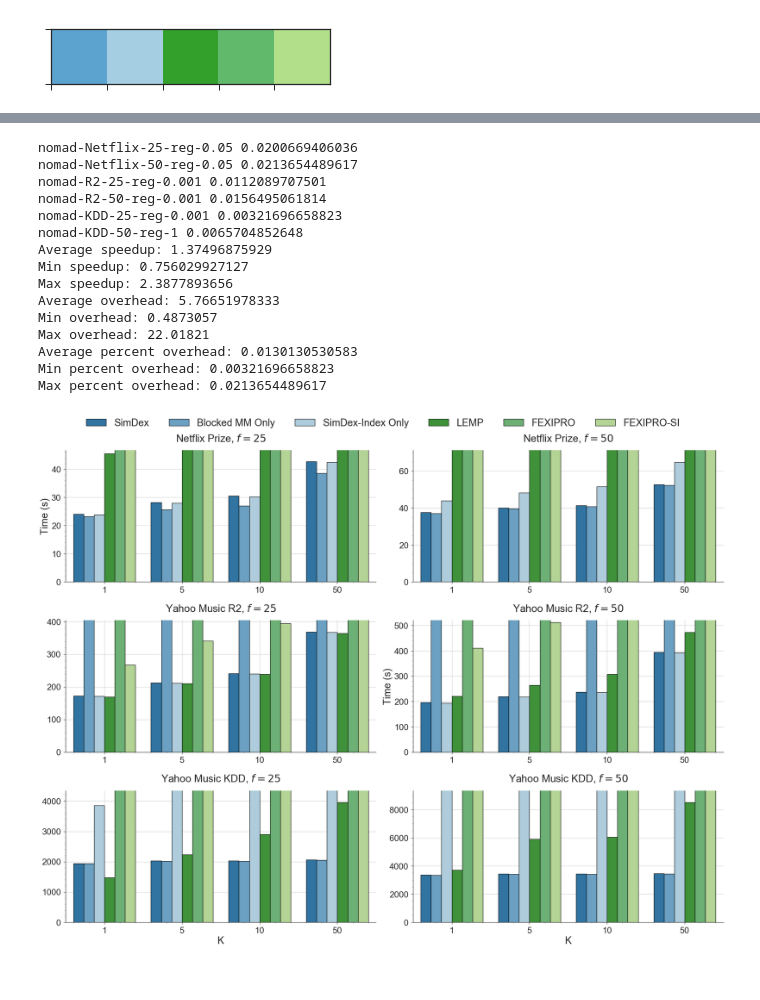
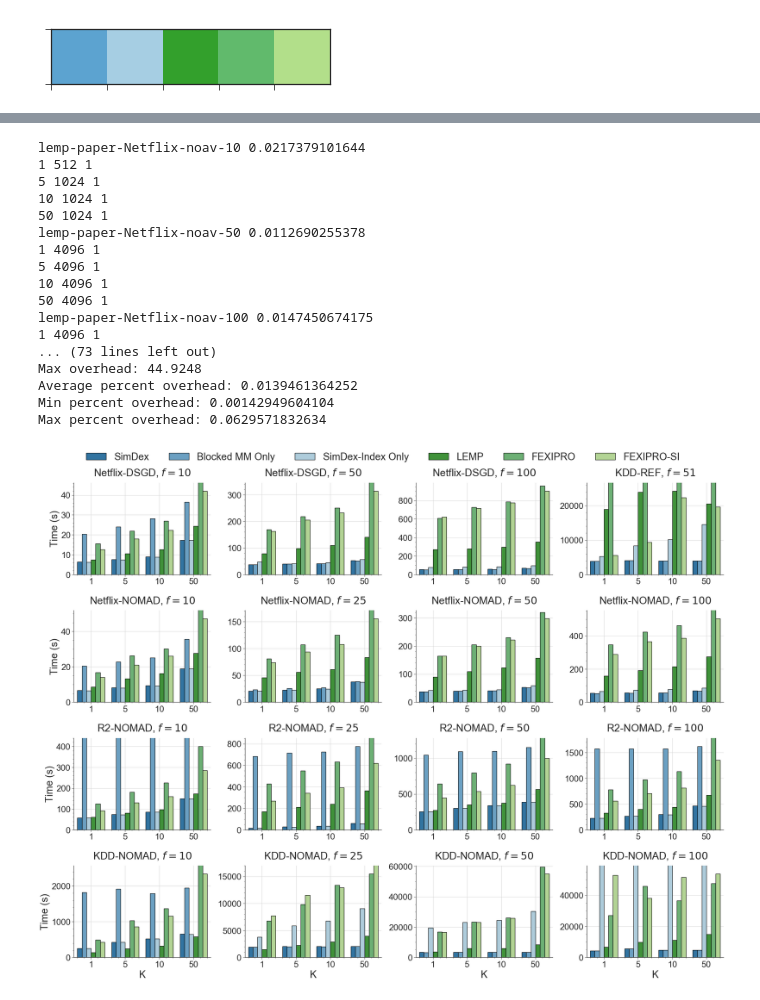
Before and after one commit to stanford-futuredata/optimus-maximus, a Jupyter notebook: plots/simdex-plots.ipynb, the cells around one changed output, grey strips where cells are left out. Cells and saved outputs as stored; diff of their text form; code cells hidden in the pictures.

```diff
--- a/plots/simdex-plots.ipynb
+++ b/plots/simdex-plots.ipynb
@@ -83,45 +102,48 @@ sns.palplot(rmse_reg_palette)
 [figure]
 # %%
 with sns.color_palette(f_u_palette):
-    f_u_plots(simdex_df, lemp_df, blocked_mm_df, fexipro_df, fexipro_si_df, sampling_df, BLOG_POST_MODELS,
-          figsize=(28, 21), bbox_to_anchor=(0,0,1, 1.04), nrows=3)
+    f_u_plots(simdex_df, lemp_df, blocked_mm_df, fexipro_df, fexipro_si_df, sampling_df,
+              GOLD_STANDARD_MODELS, figsize=(28, 21),
+              bbox_to_anchor=(0,0,1, 1.04), nrows=4)
 # %% [output]
 A value is trying to be set on a copy of a slice from a DataFrame.
 Try using .loc[row_indexer,col_indexer] = value instead
 
 See the caveats in the documentation: http://pandas.pydata.org/pandas-docs/stable/indexing.html#indexing-view-versus-copy
   blocked_mm_rt['algo'] = 'Blocked MM Only'
 A value is trying to be set on a copy of a slice from a DataFrame.
 Try using .loc[row_indexer,col_indexer] = value instead
 
 See the caveats in the documentation: http://pandas.pydata.org/pandas-docs/stable/indexing.html#indexing-view-versus-copy
   lemp_rt['algo'] = 'LEMP'
 A value is trying to be set on a copy of a slice from a DataFrame.
 Try using .loc[row_indexer,col_indexer] = value instead
 
 See the caveats in the documentation: http://pandas.pydata.org/pandas-docs/stable/indexing.html#indexing-view-versus-copy
   fexipro_rt['algo'] = 'FEXIPRO'
 A value is trying to be set on a copy of a slice from a DataFrame.
 Try using .loc[row_indexer,col_indexer] = value instead
 
 See the caveats in the documentation: http://pandas.pydata.org/pandas-docs/stable/indexing.html#indexing-view-versus-copy
   fexipro_si_rt['algo'] = 'FEXIPRO-SI'
-nomad-Netflix-25-reg-0.05 0.0200669406036
-nomad-Netflix-50-reg-0.05 0.0213654489617
-nomad-R2-25-reg-0.001 0.0112089707501
-nomad-R2-50-reg-0.001 0.0156495061814
-nomad-KDD-25-reg-0.001 0.00321696658823
-nomad-KDD-50-reg-1 0.0065704852648
-Average speedup: 1.37496875929
-Min speedup: 0.756029927127
-Max speedup: 2.3877893656
-Average overhead: 5.76651978333
-Min overhead: 0.4873057
-Max overhead: 22.01821
-Average percent overhead: 0.0130130530583
-Min percent overhead: 0.00321696658823
-Max percent overhead: 0.0213654489617
+lemp-paper-Netflix-noav-10 0.0217379101644
+1 512 1
+5 1024 1
+10 1024 1
+50 1024 1
+lemp-paper-Netflix-noav-50 0.0112690255378
+1 4096 1
+5 4096 1
+10 4096 1
+50 4096 1
+lemp-paper-Netflix-noav-100 0.0147450674175
+1 4096 1
+... (73 lines left out)
+Max overhead: 44.9248
+Average percent overhead: 0.0139461364252
+Min percent overhead: 0.00142949604104
+Max percent overhead: 0.0629571832634
-[figure, old version]
+[figure, new version]
 # %%
 with sns.color_palette(appetizer_palette):
     blocked_mm_lemp_fexipro_plot(blocked_mm_df, lemp_df, fexipro_df, fexipro_si_df,
```
Also changed, not shown: parts of 6 cells of this notebook, 13 other files.
